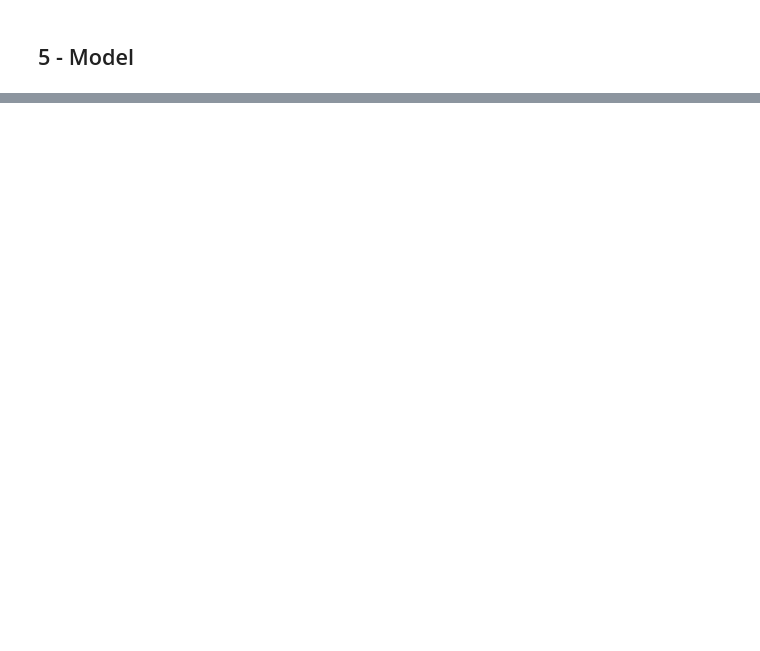
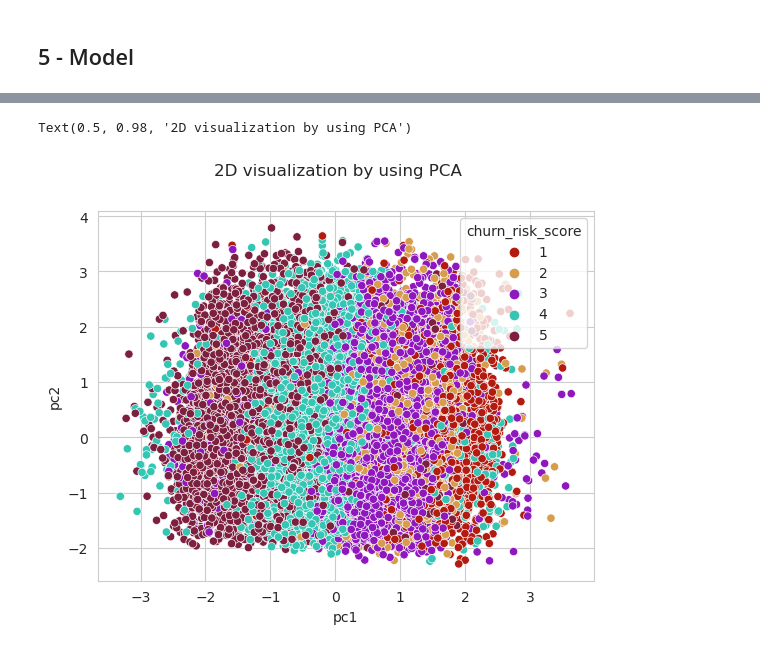
Before and after one commit to nngocson2002/Churn_Rate_Prediction, a Jupyter notebook: svm-lab.ipynb, the cells around one changed output, grey strips where cells are left out. Drawn from its saved outputs; the diff is of its cells as text; code cells hidden in the pictures; blank space fills up the shorter version.

```diff
--- a/svm-lab.ipynb
+++ b/svm-lab.ipynb
@@ -679,0 +668,9 @@ print(model.best_params_)
+# %%
+rb = RobustScaler()
+scaled_data = rb.fit_transform(X)
+# %%
+from sklearn.decomposition import PCA
+pca = PCA(n_components=3)
+pca.fit(scaled_data)
+pca_df_3 = pd.DataFrame(pca.transform(scaled_data), columns=["pca1", "pca2","pca3"])
+pca_df_3.head()
@@ -679,0 +713,5 @@ print(model.best_params_)
+# %%
+pca = PCA(n_components=2)
+pca.fit(scaled_data)
+pca_df_2 = pd.DataFrame(pca.transform(scaled_data), columns=["pca1", "pca2"])
+pca_df_2.head()
@@ -679,0 +725,3 @@ print(model.best_params_)
+# %%
+svc_pca_2d = pd.concat([pca_df_2, pd.DataFrame({'churn_risk_score': y})], axis=1)
+svc_pca_2d.head()
@@ -679,0 +735,9 @@ print(model.best_params_)
+# %%
+sns.scatterplot(x='pca1', y='pca2', hue='churn_risk_score', data=svc_pca_2d, palette = ["#B41B10", "#D79C4C", '#8e18be', "#34C5B3", "#7D1F3F"])
+plt.xlabel("pc1")
+plt.ylabel("pc2")
+plt.legend(title="churn_risk_score")
+plt.suptitle('2D visualization by using PCA')
+# %% [output]
+Text(0.5, 0.98, '2D visualization by using PCA')
+[figure, added]
```
Also changed, not shown: parts of 30 cells of this notebook.
